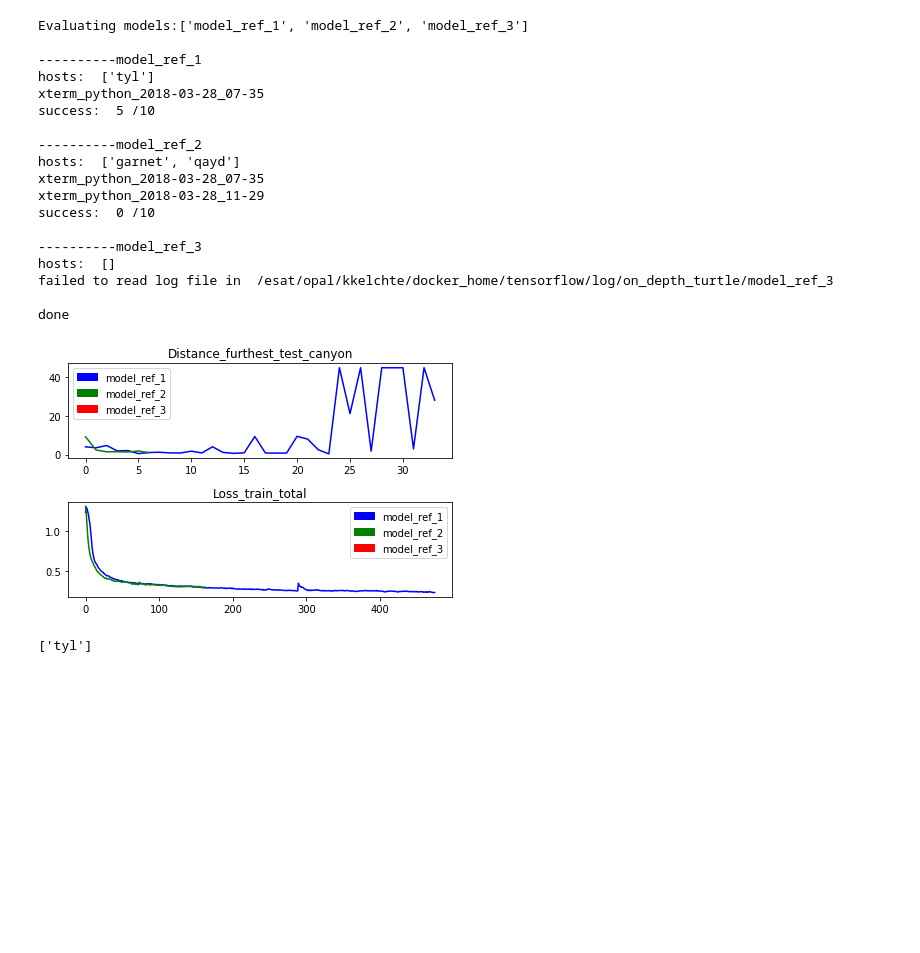
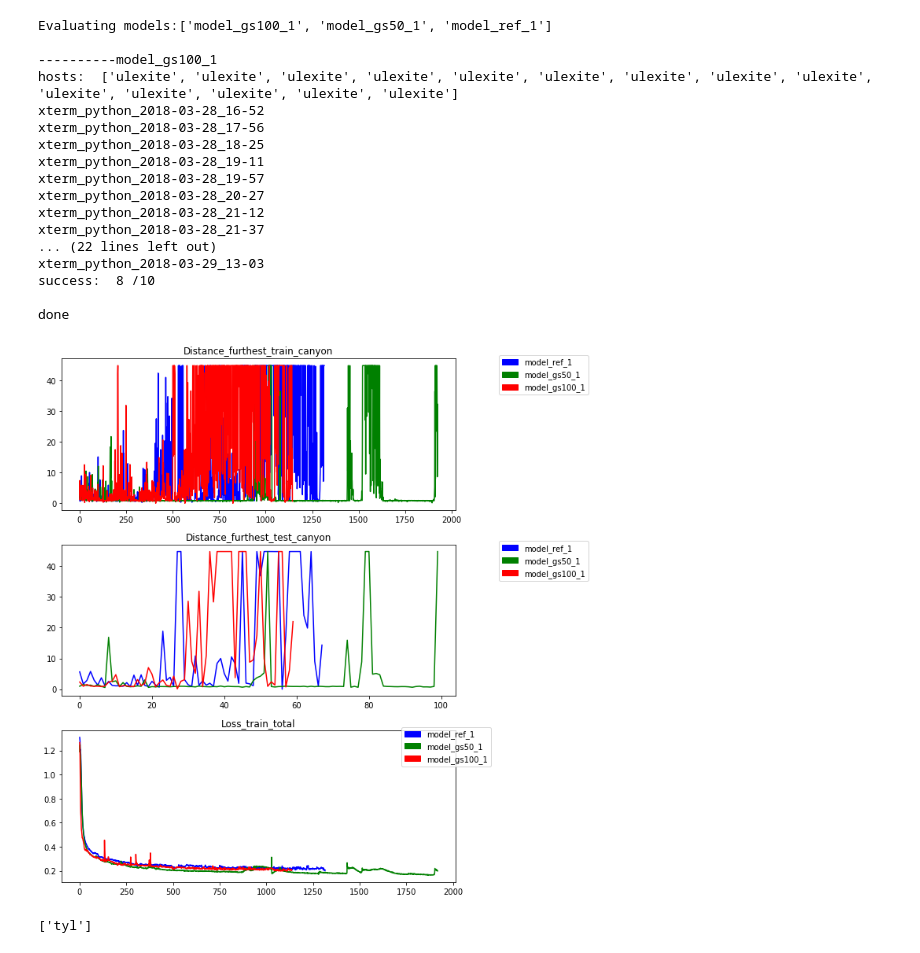
Before and after one commit to kkelchte/pilot, a Jupyter notebook: scripts/evaluate_q_learning_in_simulation.ipynb, the cells around one changed output. Cells and saved outputs as stored; diff of their text form; code cells hidden in the pictures; blank space fills up the shorter version.

```diff
--- a/scripts/evaluate_q_learning_in_simulation.ipynb
+++ b/scripts/evaluate_q_learning_in_simulation.ipynb
@@ -30,7 +30,7 @@ def evaluate(model_dirs,tags):
                 try:
                     data[model_dir][t].extend([float(p.split(':')[1]) for l in lines for p in l.split(',') if t in p])
                 except: pass
-        ## PARSE NUMBER OF SUCCESSES OF LAST 10 EVALUATE RUNS
+        ## PARSE NUMBER OF SUCCESSES OF LAST 10 RUNS
         try:
             with open(model_dir+'/'+[d for d in os.listdir(model_dir) if d.endswith('_train') and os.path.isfile(model_dir+'/'+d+'/log')][-1]+'/log','r') as logfile:
                 success=0
@@ -40,51 +40,52 @@ def evaluate(model_dirs,tags):
             pass
         else:
             print 'success: ',success,'/10'
+        if len(data[model_dir][tags[0]])==0: del data[model_dir]
         print
     # Plot the data for each tag
     colors=['b', 'g', 'r', 'c', 'm', 'y', 'k']
+    plt.figure(figsize=(10,10))
     for index, t in enumerate(tags):
         plt.subplot(len(tags),1, index+1)
         plt.title(t)
         patches=[]
-        for mindex, model_dir in enumerate(model_dirs):
-            plt.plot(data[model_dir][t],color=colors[mindex])
-            patches.append(mpatches.Patch(color=colors[mindex], label=model_dir.split('/')[-1]))
-        plt.legend(handles=patches)
+        for mindex, model_dir in enumerate(data.keys()):
+            plt.plot(data[model_dir][t],color=colors[mindex%len(colors)])
+            patches.append(mpatches.Patch(color=colors[mindex%len(colors)], label=model_dir.split('/')[-1]))
+        plt.legend(handles=patches,bbox_to_anchor=(1.1, 1.05))
     plt.tight_layout()
     print 'done'
 # %%
 # ONLINE EVALUATION PARAMETER SEARCH
 root_dir='/esat/opal/kkelchte/docker_home/tensorflow/log/on_depth_turtle'
-model_dirs=sorted([root_dir+'/'+d for d in os.listdir(root_dir) if "ref" in d])
+model_dirs=sorted([root_dir+'/'+d for d in os.listdir(root_dir) if "model" in d and "_1" in d])
 print('Evaluating models:'+str(sorted([os.path.basename(model) for model in model_dirs])))
 # uncomment to see possible tags
 # with open([root_dir+'/'+os.path.basename(model_dirs[0])+'/'+r for r in os.listdir(root_dir+'/'+os.path.basename(model_dirs[0])) if r.startswith('2018') and r.endswith('train') and os.path.isfile(root_dir+'/'+os.path.basename(model_dirs[0])+'/'+r+'/tf_log')][0]+'/tf_log','r') as log_file:
 #     tags=[]
 #     for line in log_file.readlines(): tags.extend([ e.split(':')[0][1:] for e in line.split(',')if e.split(':')[0][1:] not in tags][1:])
 #     print "Tags: ",tags
-tags=['Distance_furthest_test_canyon','Loss_train_total']
+tags=['Distance_furthest_train_canyon','Distance_furthest_test_canyon','Loss_train_total']
 evaluate(model_dirs,tags)
 # %% [output]
-Evaluating models:['model_ref_1', 'model_ref_2', 'model_ref_3']
+Evaluating models:['model_gs100_1', 'model_gs50_1', 'model_ref_1']
 
-----------model_ref_1
-hosts:  ['tyl']
-xterm_python_2018-03-28_07-35
-success:  5 /10
-
-----------model_ref_2
-hosts:  ['garnet', 'qayd']
-xterm_python_2018-03-28_07-35
-xterm_python_2018-03-28_11-29
-success:  0 /10
-
-----------model_ref_3
-hosts:  []
-failed to read log file in  /esat/opal/kkelchte/docker_home/tensorflow/log/on_depth_turtle/model_ref_3
+----------model_gs100_1
+hosts:  ['ulexite', 'ulexite', 'ulexite', 'ulexite', 'ulexite', 'ulexite', 'ulexite', 'ulexite', 'ulexite', 'ulexite', 'ulexite', 'ulexite', 'ulexite', 'ulexite']
+xterm_python_2018-03-28_16-52
+xterm_python_2018-03-28_17-56
+xterm_python_2018-03-28_18-25
+xterm_python_2018-03-28_19-11
+xterm_python_2018-03-28_19-57
+xterm_python_2018-03-28_20-27
+xterm_python_2018-03-28_21-12
+xterm_python_2018-03-28_21-37
+... (22 lines left out)
+xterm_python_2018-03-29_13-03
+success:  8 /10
 
 done
-[figure, old version]
+[figure, new version]
 # %%
 # %% [output]
 ['tyl']
```
Also changed, not shown: 3 other files.
